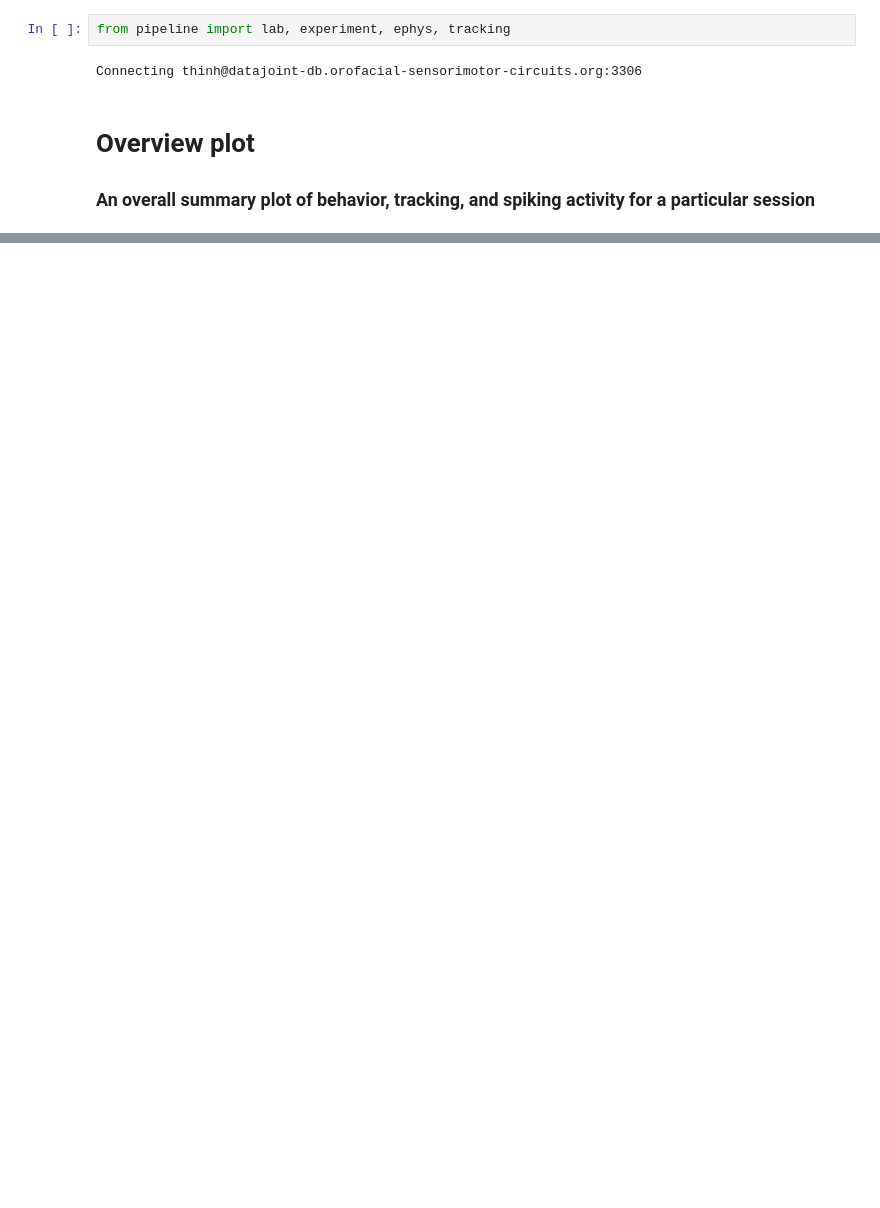
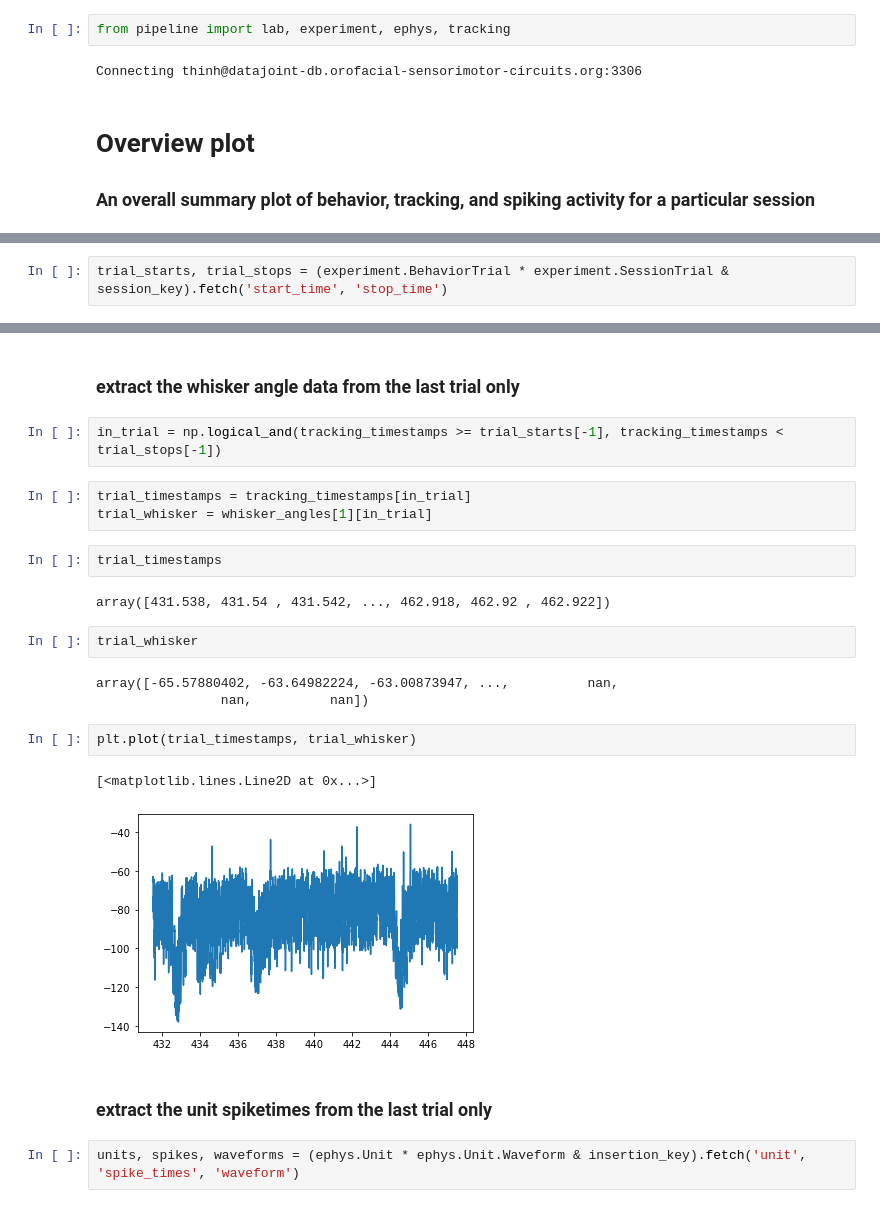
Before and after one commit to wanglab-duke/orofacial_pipeline, a Jupyter notebook: notebooks/plotting/Overview.ipynb, the cells around one changed output, grey strips where cells are left out. Saved outputs shown, nothing was run; the diff lists cells and outputs as text; blank space fills up the shorter version.

```diff
--- a/notebooks/plotting/Overview.ipynb
+++ b/notebooks/plotting/Overview.ipynb
@@ -30,0 +154,2 @@ Total: 0
+# %%
+trial_starts, trial_stops = (experiment.BehaviorTrial * experiment.SessionTrial & session_key).fetch('start_time', 'stop_time')
@@ -30,0 +166,25 @@ Total: 0
+# %% [markdown]
+### extract the whisker angle data from the last trial only
+# %%
+in_trial = np.logical_and(tracking_timestamps >= trial_starts[-1], tracking_timestamps < trial_stops[-1])
+# %%
+trial_timestamps = tracking_timestamps[in_trial]
+trial_whisker = whisker_angles[1][in_trial]
+# %%
+trial_timestamps
+# %% [output]
+array([431.538, 431.54 , 431.542, ..., 462.918, 462.92 , 462.922])
+# %%
+trial_whisker
+# %% [output]
+array([-65.57880402, -63.64982224, -63.00873947, ...,          nan,
+                nan,          nan])
+# %%
+plt.plot(trial_timestamps, trial_whisker)
+# %% [output]
+[<matplotlib.lines.Line2D at 0x...>]
+[figure, added]
+# %% [markdown]
+### extract the unit spiketimes from the last trial only
+# %%
+units, spikes, waveforms = (ephys.Unit * ephys.Unit.Waveform & insertion_key).fetch('unit', 'spike_times', 'waveform')
```
Also changed, not shown: parts of 34 cells of this notebook.
